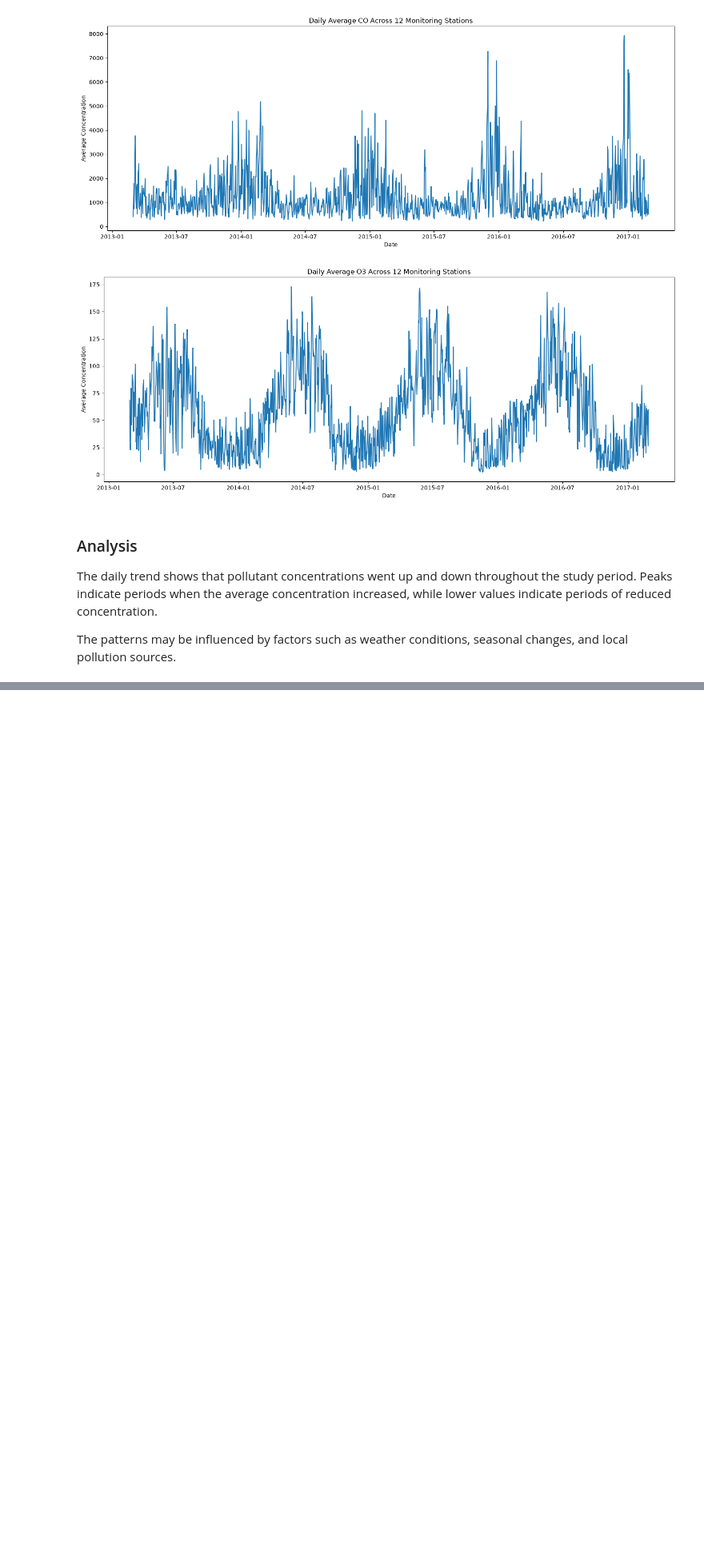
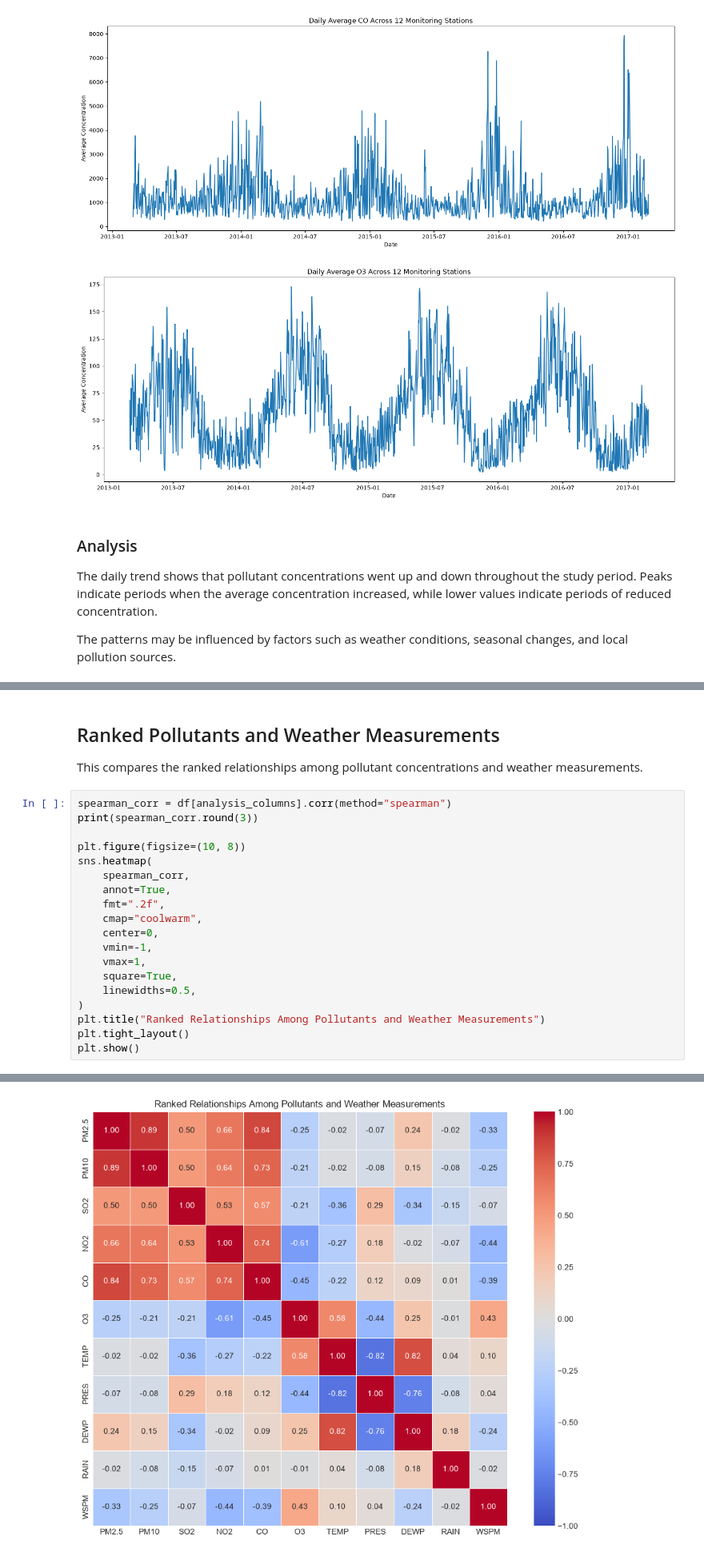
Before and after one commit to Dirk2928/Data_Science, a Jupyter notebook: Notebooks/eda_beijing_air_quality.ipynb, the cells around one changed output, grey strips where cells are left out. Shown at 80% size. Cells and saved outputs as stored; diff of their text form; blank space fills up the shorter version.

```diff
--- a/Notebooks/eda_beijing_air_quality.ipynb
+++ b/Notebooks/eda_beijing_air_quality.ipynb
@@ -188,0 +269,24 @@ The patterns may be influenced by factors such as weather conditions, seasonal c
+# %% [markdown]
+## Ranked Pollutants and Weather Measurements
+
+This compares the ranked relationships among pollutant concentrations and weather measurements.
+# %%
+spearman_corr = df[analysis_columns].corr(method="spearman")
+print(spearman_corr.round(3))
+
+plt.figure(figsize=(10, 8))
+sns.heatmap(
+    spearman_corr,
+    annot=True,
+    fmt=".2f",
+    cmap="coolwarm",
+    center=0,
+    vmin=-1,
+    vmax=1,
+    square=True,
+    linewidths=0.5,
+)
+plt.title("Ranked Relationships Among Pollutants and Weather Measurements")
+plt.tight_layout()
+plt.show()
+# %% [output]
@@ -188,0 +310 @@ The patterns may be influenced by factors such as weather conditions, seasonal c
+[figure, added]
```
Also changed, not shown: parts of 14 cells of this notebook, 6 other files.
